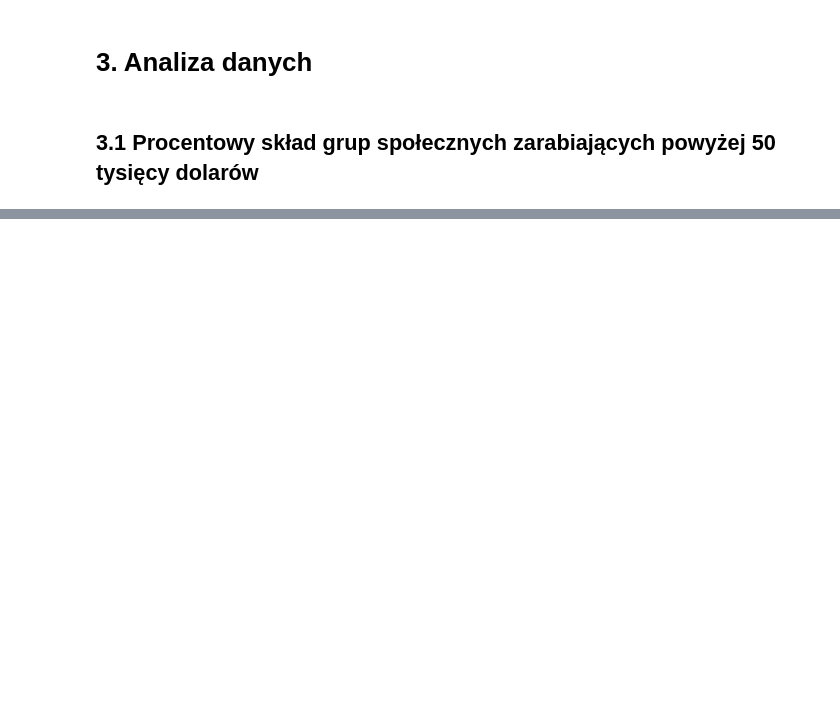
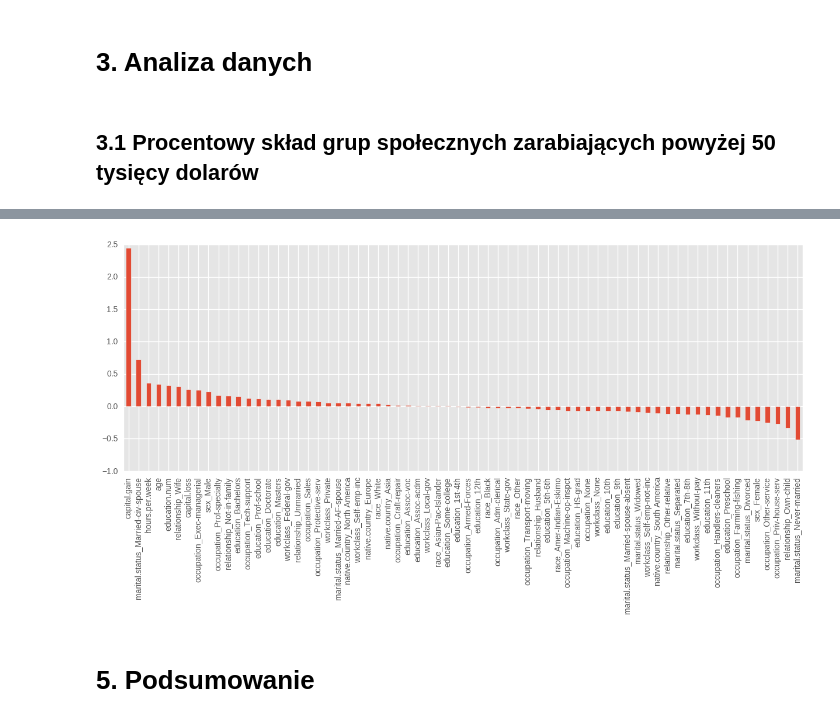
Before and after one commit to fpoon/adult-datamining, a Jupyter notebook: projekt.ipynb, the cells around one changed output, grey strips where cells are left out. Drawn from its saved outputs; the diff is of its cells as text; code cells hidden in the pictures; blank space fills up the shorter version.

```diff
--- a/projekt.ipynb
+++ b/projekt.ipynb
@@ -162,0 +340,7 @@ plotpair("education", df1.loc[df1["income"] == ">50K"]["education"], df1.loc[df1
+# %%
+from sklearn import tree
+
+mtree = tree.DecisionTreeClassifier(max_depth=depth)
+mtree.fit(X_train, y_train)
+
+drawPred(mtree)
@@ -162,0 +361,7 @@ plotpair("education", df1.loc[df1["income"] == ">50K"]["education"], df1.loc[df1
+# %%
+from sklearn.neighbors import KNeighborsClassifier
+knn = KNeighborsClassifier(n_neighbors=4)
+
+knn.fit(X_train, y_train)
+
+drawPred(knn)
@@ -162,0 +384,6 @@ plotpair("education", df1.loc[df1["income"] == ">50K"]["education"], df1.loc[df1
+# %%
+cls = linear_model.LogisticRegression()
+
+cls.fit(X_train, y_train)
+
+drawPred(cls)
@@ -163,2 +402,8 @@ plotpair("education", df1.loc[df1["income"] == ">50K"]["education"], df1.loc[df1
+# %%
+drawCoefs(cls)
+# %% [output]
+[figure, added]
+# %% [markdown]
+# 5. Podsumowanie
 # %%
 adult
```
Also changed, not shown: parts of 26 cells of this notebook.
